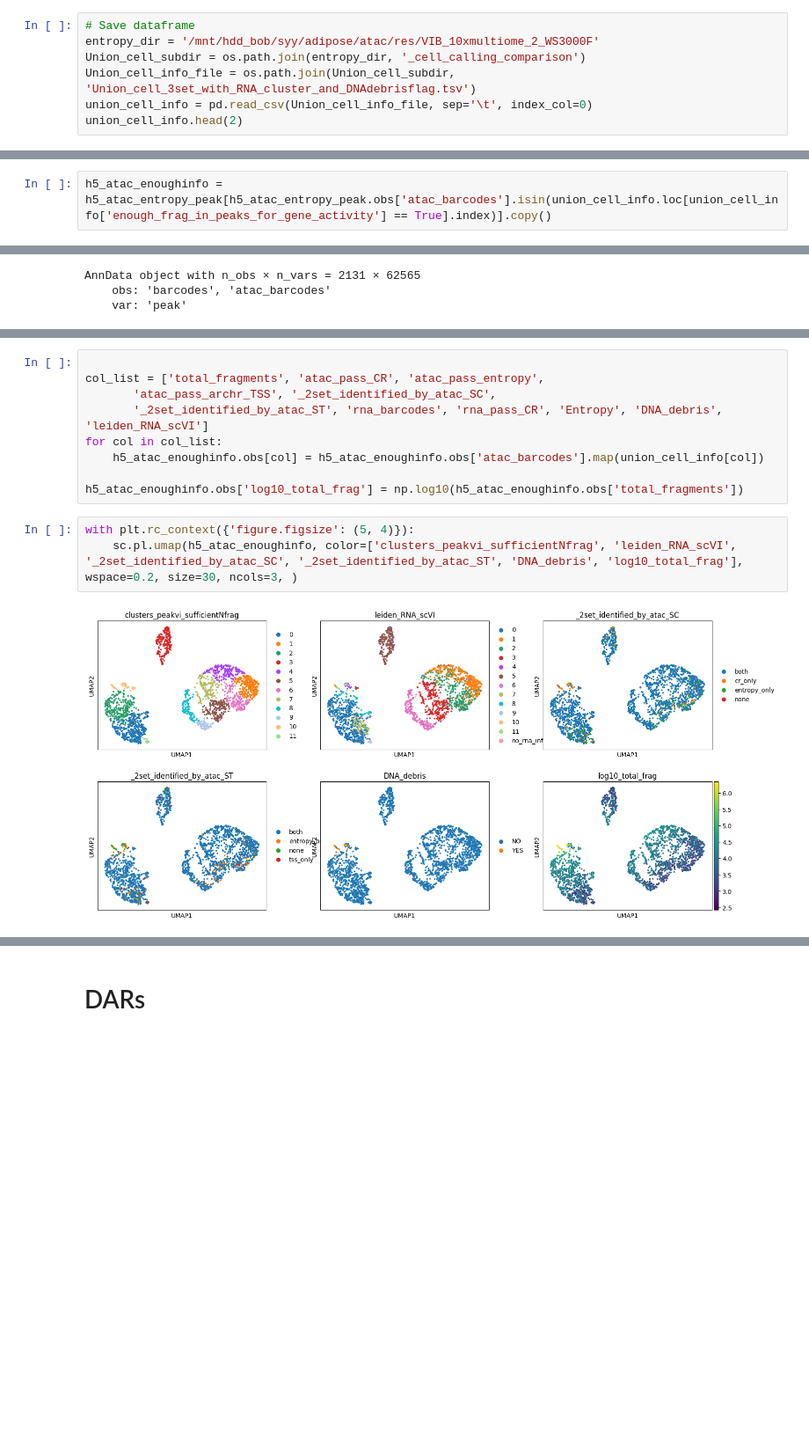
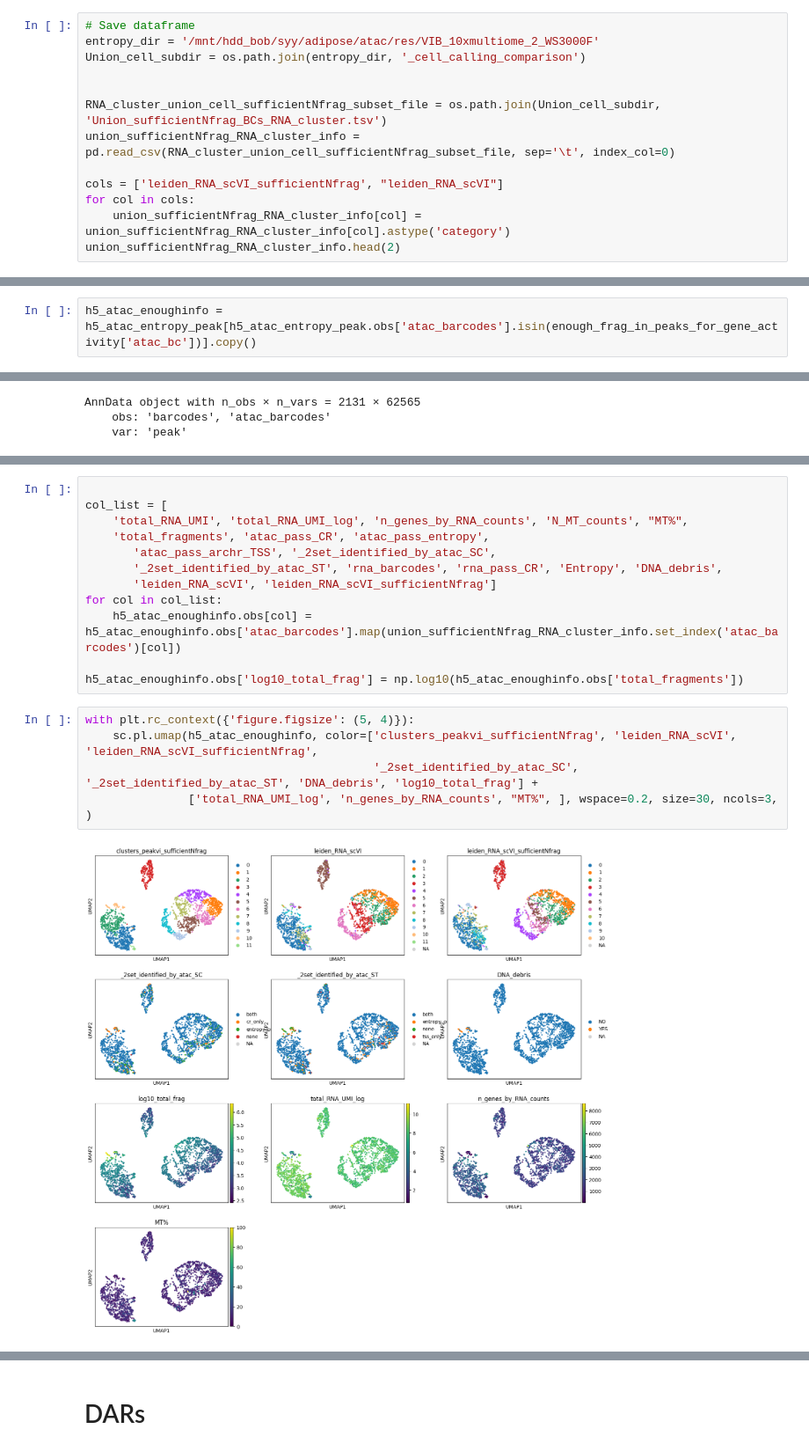
Before and after one commit to streetslab/SADE, a Jupyter notebook: EDA/3set_enoughinfo_sub_p2_DARs.ipynb, the cells around one changed output, grey strips where cells are left out. Shown at 88% size. Drawn from its saved outputs; the diff is of its cells as text; blank space fills up the shorter version.

```diff
--- a/EDA/3set_enoughinfo_sub_p2_DARs.ipynb
+++ b/EDA/3set_enoughinfo_sub_p2_DARs.ipynb
@@ -19,7 +39,13 @@ import seaborn as sns
 # Save dataframe
 entropy_dir = '/mnt/hdd_bob/syy/adipose/atac/res/VIB_10xmultiome_2_WS3000F'
 Union_cell_subdir = os.path.join(entropy_dir, '_cell_calling_comparison')
-Union_cell_info_file = os.path.join(Union_cell_subdir, 'Union_cell_3set_with_RNA_cluster_and_DNAdebrisflag.tsv')
-union_cell_info = pd.read_csv(Union_cell_info_file, sep='\t', index_col=0)
-union_cell_info.head(2)
+
+
+RNA_cluster_union_cell_sufficientNfrag_subset_file = os.path.join(Union_cell_subdir, 'Union_sufficientNfrag_BCs_RNA_cluster.tsv')
+union_sufficientNfrag_RNA_cluster_info = pd.read_csv(RNA_cluster_union_cell_sufficientNfrag_subset_file, sep='\t', index_col=0)
+
+cols = ['leiden_RNA_scVI_sufficientNfrag', "leiden_RNA_scVI"]
+for col in cols:
+    union_sufficientNfrag_RNA_cluster_info[col] = union_sufficientNfrag_RNA_cluster_info[col].astype('category')
+union_sufficientNfrag_RNA_cluster_info.head(2)
 # %% [output]
@@ -59,7 +73,7 @@ atac_entropy_peak_pic = os.path.join(entropy_peak_dir, "DownstreamReanalysis", "
 h5_atac_entropy_peak = sc.read_h5ad(atac_entropy_peak_pic)
 h5_atac_entropy_peak.obs['atac_barcodes'] = h5_atac_entropy_peak.obs['barcodes'].map(lambda x: x.split("-")[0])
 # %%
-h5_atac_enoughinfo = h5_atac_entropy_peak[h5_atac_entropy_peak.obs['atac_barcodes'].isin(union_cell_info.loc[union_cell_info['enough_frag_in_peaks_for_gene_activity'] == True].index)].copy()
+h5_atac_enoughinfo = h5_atac_entropy_peak[h5_atac_entropy_peak.obs['atac_barcodes'].isin(enough_frag_in_peaks_for_gene_activity['atac_bc'])].copy()
 # %%
 h5_atac_enoughinfo
 # %% [output]
@@ -113,14 +125,19 @@ INFO     File
 # %%
 
-col_list = ['total_fragments', 'atac_pass_CR', 'atac_pass_entropy',
+col_list = [
+    'total_RNA_UMI', 'total_RNA_UMI_log', 'n_genes_by_RNA_counts', 'N_MT_counts', "MT%",
+    'total_fragments', 'atac_pass_CR', 'atac_pass_entropy',
        'atac_pass_archr_TSS', '_2set_identified_by_atac_SC',
-       '_2set_identified_by_atac_ST', 'rna_barcodes', 'rna_pass_CR', 'Entropy', 'DNA_debris', 'leiden_RNA_scVI']
+       '_2set_identified_by_atac_ST', 'rna_barcodes', 'rna_pass_CR', 'Entropy', 'DNA_debris',
+       'leiden_RNA_scVI', 'leiden_RNA_scVI_sufficientNfrag']
 for col in col_list:
-    h5_atac_enoughinfo.obs[col] = h5_atac_enoughinfo.obs['atac_barcodes'].map(union_cell_info[col])
+    h5_atac_enoughinfo.obs[col] = h5_atac_enoughinfo.obs['atac_barcodes'].map(union_sufficientNfrag_RNA_cluster_info.set_index('atac_barcodes')[col])
 
 h5_atac_enoughinfo.obs['log10_total_frag'] = np.log10(h5_atac_enoughinfo.obs['total_fragments'])
 # %%
 with plt.rc_context({'figure.figsize': (5, 4)}):
-    sc.pl.umap(h5_atac_enoughinfo, color=['clusters_peakvi_sufficientNfrag', 'leiden_RNA_scVI', '_2set_identified_by_atac_SC', '_2set_identified_by_atac_ST', 'DNA_debris', 'log10_total_frag'], wspace=0.2, size=30, ncols=3, )
+    sc.pl.umap(h5_atac_enoughinfo, color=['clusters_peakvi_sufficientNfrag', 'leiden_RNA_scVI', 'leiden_RNA_scVI_sufficientNfrag',
+                                          '_2set_identified_by_atac_SC', '_2set_identified_by_atac_ST', 'DNA_debris', 'log10_total_frag'] +
+               ['total_RNA_UMI_log', 'n_genes_by_RNA_counts', "MT%", ], wspace=0.2, size=30, ncols=3, )
 # %% [output]
-[figure, old version]
+[figure, new version]
```
Also changed, not shown: parts of 11 cells of this notebook, 23 other files.
